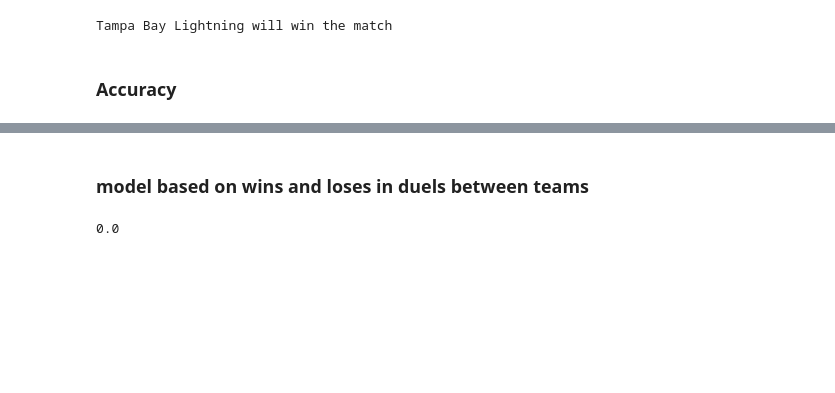
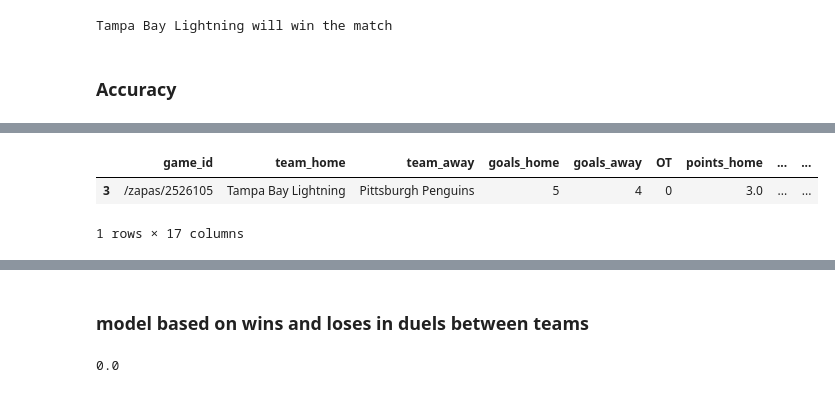
Before and after one commit to pajaKr/nhl_project, a Jupyter notebook: nhl_project.ipynb, the cells around one changed output, grey strips where cells are left out. Cells and saved outputs as stored; diff of their text form; code cells hidden in the pictures; blank space fills up the shorter version.

```diff
--- a/nhl_project.ipynb
+++ b/nhl_project.ipynb
@@ -505,0 +512,6 @@ second_model_mathes_filtered_result
+# %%
+second_model_mathes_filtered.head(1)
+# %% [output]
+|  | game_id | team_home | team_away | goals_home | goals_away | OT | points_home | ... | ... |
+| 3 | /zapas/2526105 | Tampa Bay Lightning | Pittsburgh Penguins | 5 | 4 | 0 | 3.0 | ... | ... |
+1 rows × 17 columns
```
Also changed, not shown: parts of 5 cells of this notebook.
